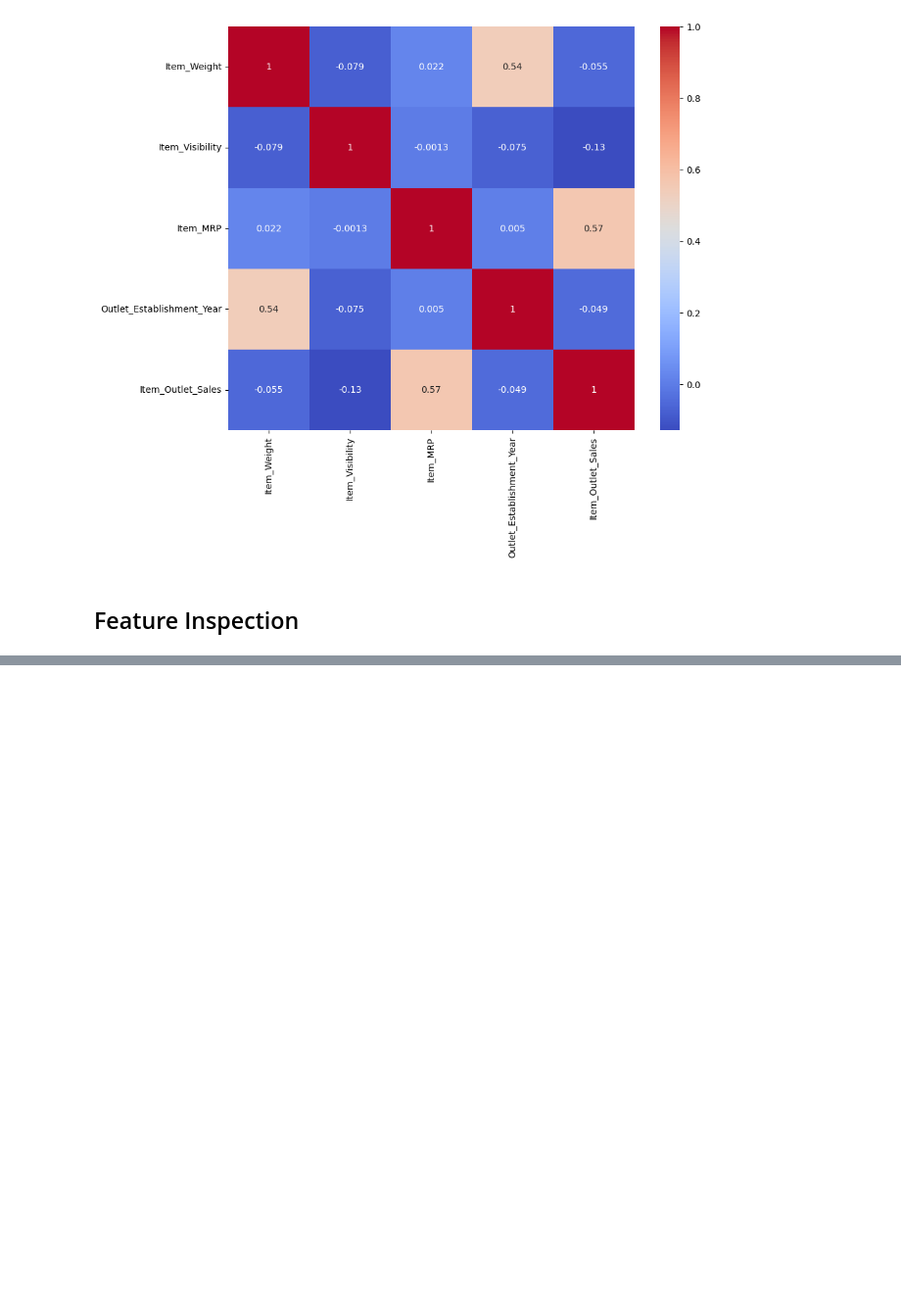
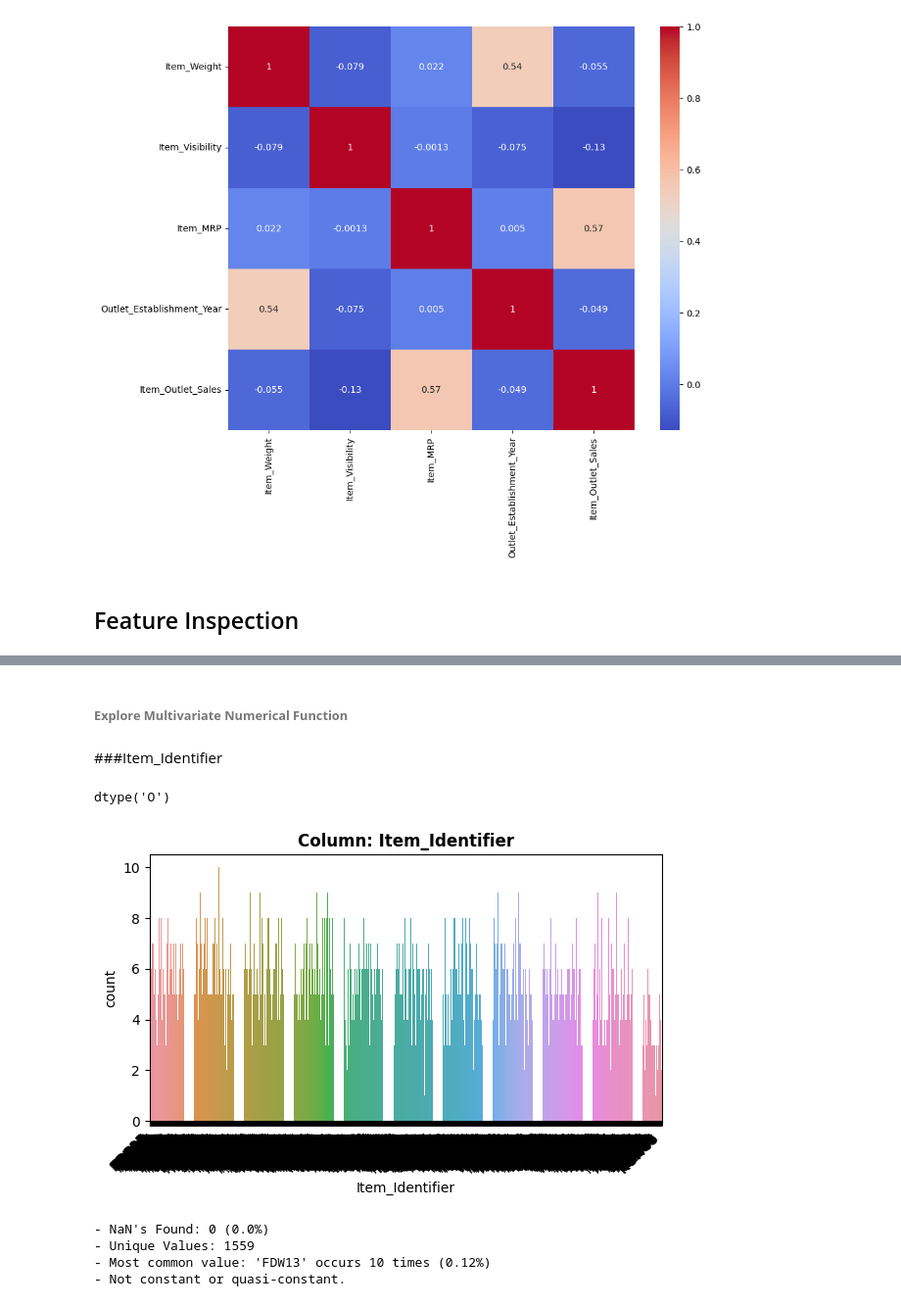
Before and after one commit to duwain/Prediction-of-Product-Sales, a Jupyter notebook: Project1_Part1_(1).ipynb, the cells around one changed output, grey strips where cells are left out. Shown at 98% size. Drawn from its saved outputs; the diff is of its cells as text; code cells hidden in the pictures; blank space fills up the shorter version.

```diff
--- a/Project1_Part1_(1).ipynb
+++ b/Project1_Part1_(1).ipynb
@@ -189,3 +189,11 @@ sns.heatmap(corr, cmap = 'coolwarm', annot = True)
 [figure]
 # %% [markdown]
 ## Feature Inspection
+# %%
+obj_col= list(df.describe(include = 'object'))
+for i in obj_col:
+  df[i]=df[i].replace('MISSING', np.nan)
+# %%
+num_col= list(df.describe(exclude = 'object'))
+for i in num_col:
+ df[i]=df[i].replace(-1, np.nan)
@@ -191,0 +389,2 @@ sns.heatmap(corr, cmap = 'coolwarm', annot = True)
+# %% [markdown]
+###### **Explore Multivariate Numerical Function**
@@ -191,0 +415,15 @@ sns.heatmap(corr, cmap = 'coolwarm', annot = True)
+# %% [markdown]
+###Item_Identifier
+# %%
+feature= "Item_Identifier"
+df[feature].dtypes
+# %% [output]
+dtype('O')
+# %%
+explore_categorical(df, feature);
+# %% [output]
+[figure, added]
+- NaN's Found: 0 (0.0%)
+- Unique Values: 1559
+- Most common value: 'FDW13' occurs 10 times (0.12%)
+- Not constant or quasi-constant.
```
Also changed, not shown: parts of 65 cells of this notebook.
